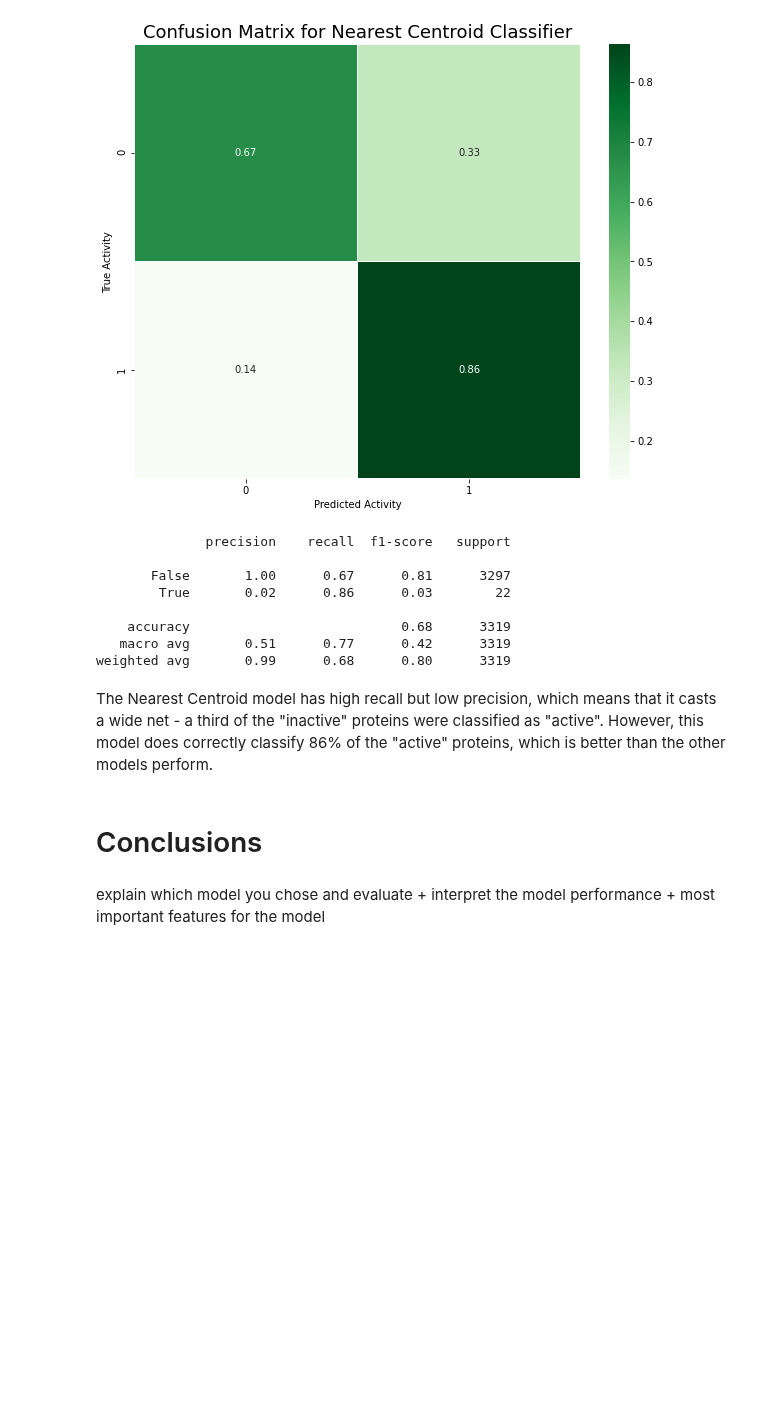
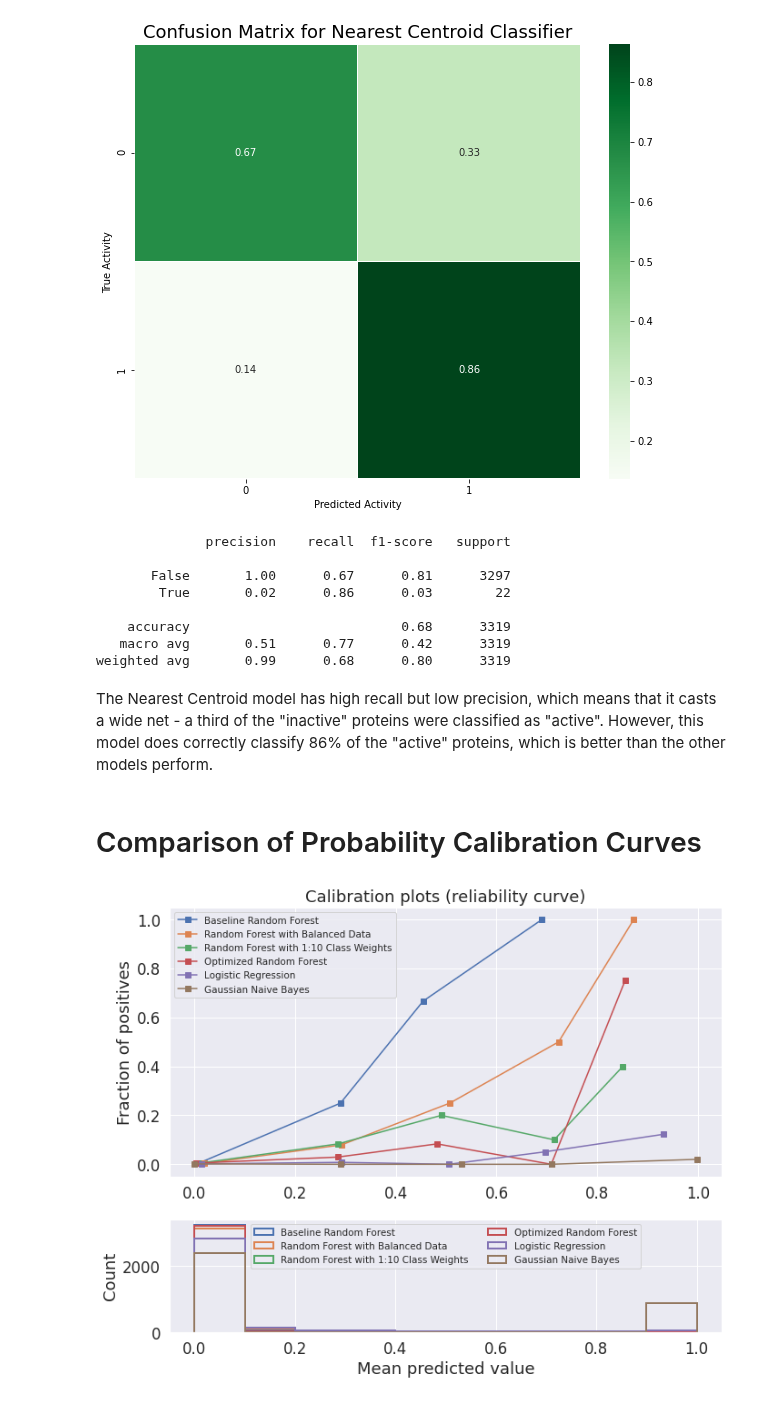
Before and after one commit to dna-witch/p53_Rescue_Mutants, a Jupyter notebook: notebooks/4.0-sm-modeling.ipynb, the cells around one changed output. Cells and saved outputs as stored; diff of their text form; code cells hidden in the pictures; blank space fills up the shorter version.

```diff
--- a/notebooks/4.0-sm-modeling.ipynb
+++ b/notebooks/4.0-sm-modeling.ipynb
@@ -349,7 +347,7 @@ model3 = clf2.fit(X_res, y_res) # use X_res and y_res instead of X_train_scaled
 
 y_pred = model3.predict(X_test_scaled)
 y_pred_prob = model3.predict_proba(X_test_scaled)
-lr_probs = y_pred_prob[:,1]
+rf_probs3 = y_pred_prob[:,1]
 ac = accuracy_score(y_test, y_pred)
 
 f1 = f1_score(y_test, y_pred, average='weighted')
@@ -459,7 +457,7 @@ model_tuned = clf3.fit(X_res, y_res) # use X_res and y_res instead of X_train_sc
 
 y_pred = model_tuned.predict(X_test_scaled)
 y_pred_prob = model_tuned.predict_proba(X_test_scaled)
-lr_probs = y_pred_prob[:,1]
+rf_probs4 = y_pred_prob[:,1]
 ac = accuracy_score(y_test, y_pred)
 
 f1 = f1_score(y_test, y_pred, average='weighted')
@@ -492,3 +490,5 @@ logreg = LogisticRegression(penalty='l1', class_weight='balanced', random_state=
 
 logreg.fit(X_res, y_res) # fit on training data
 y_pred = logreg.predict(X_test_scaled)
+y_pred_prob = logreg.predict_proba(X_test_scaled)
+logreg_probs = y_pred_prob[:,1]
@@ -606,4 +615,41 @@ plt.show()
-# %% [markdown]
-# Conclusions
-# %% [markdown]
-explain which model you chose and evaluate + interpret the model performance + most important features for the model
+# %% [markdown]
+# Comparison of Probability Calibration Curves
+# %%
+from sklearn.calibration import calibration_curve
+from sklearn.metrics import (brier_score_loss, precision_score, recall_score,
+                             f1_score)
+
+# plot calibration curves using: rf_prob, logreg_prob, gnb_prob, nc_prob
+plt.figure(figsize=(10, 8))
+ax1 = plt.subplot2grid((3, 1), (0, 0), rowspan=2)
+ax2 = plt.subplot2grid((3, 1), (2, 0))
+
+probas = [(rf_probs, 'Baseline Random Forest'),
+          (rf_probs2, 'Random Forest with Balanced Data'),
+          (rf_probs3, 'Random Forest with 1:10 Class Weights'),
+          (rf_probs4, 'Optimized Random Forest'),
+          (logreg_probs, 'Logistic Regression'),
+          (gnb_probs, 'Gaussian Naive Bayes')]
+
+for prob, name in probas:
+  fraction_of_positives, mean_predicted_value = \
+    calibration_curve(y_test, prob, n_bins=5)
+
+  ax1.plot(mean_predicted_value, fraction_of_positives, "s-",
+             label="%s" % (name, ))
+  ax2.hist(prob, range=(0, 1), bins=10, label=name,
+           histtype="step", lw=2)
+
+ax1.set_ylabel("Fraction of positives")
+ax1.set_ylim([-0.05, 1.05])
+ax1.legend(loc="upper left", fontsize='xx-small')
+ax1.set_title('Calibration plots (reliability curve)')
+
+ax2.set_xlabel("Mean predicted value")
+ax2.set_ylabel("Count")
+ax2.legend(loc="upper center", ncol=2, fontsize='xx-small')
+
+plt.tight_layout()
+plt.show()
+# %% [output]
+[figure, added]
```
Also changed, not shown: parts of 20 cells of this notebook.
